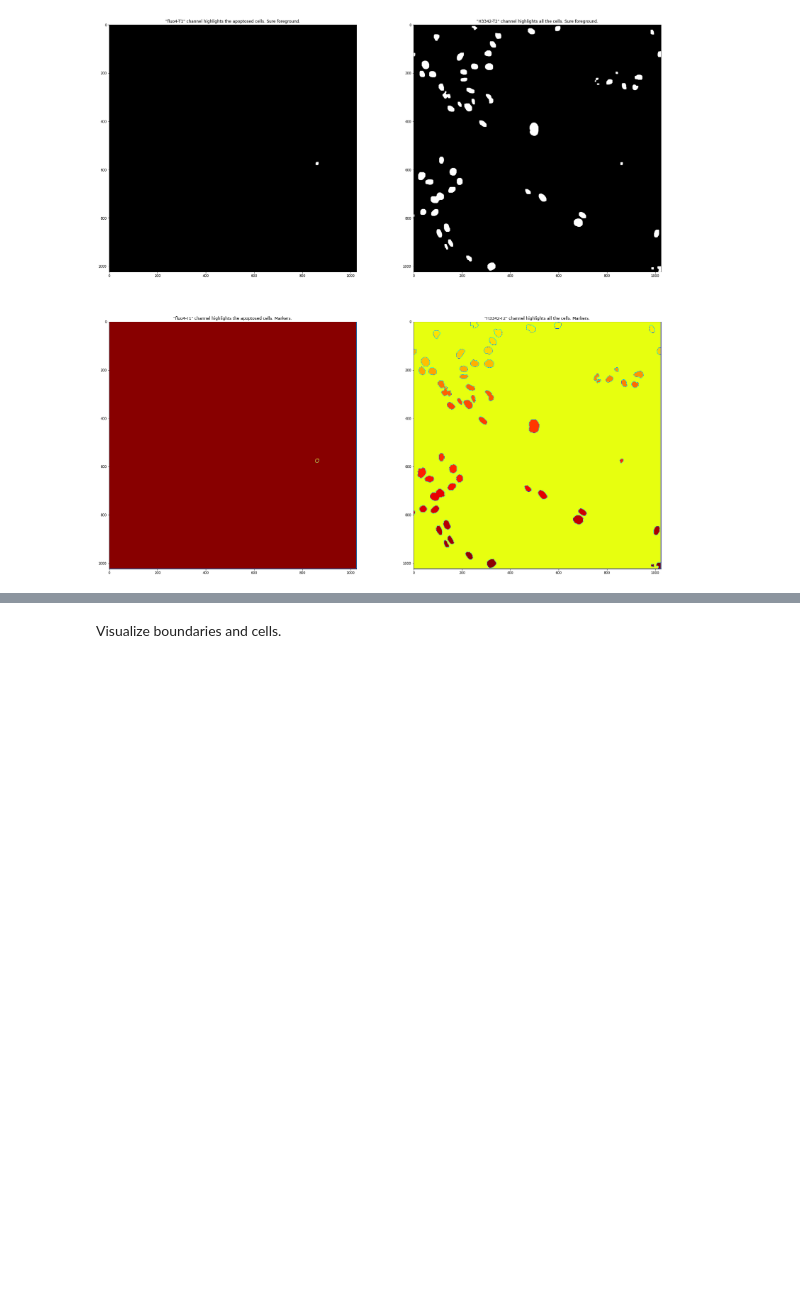
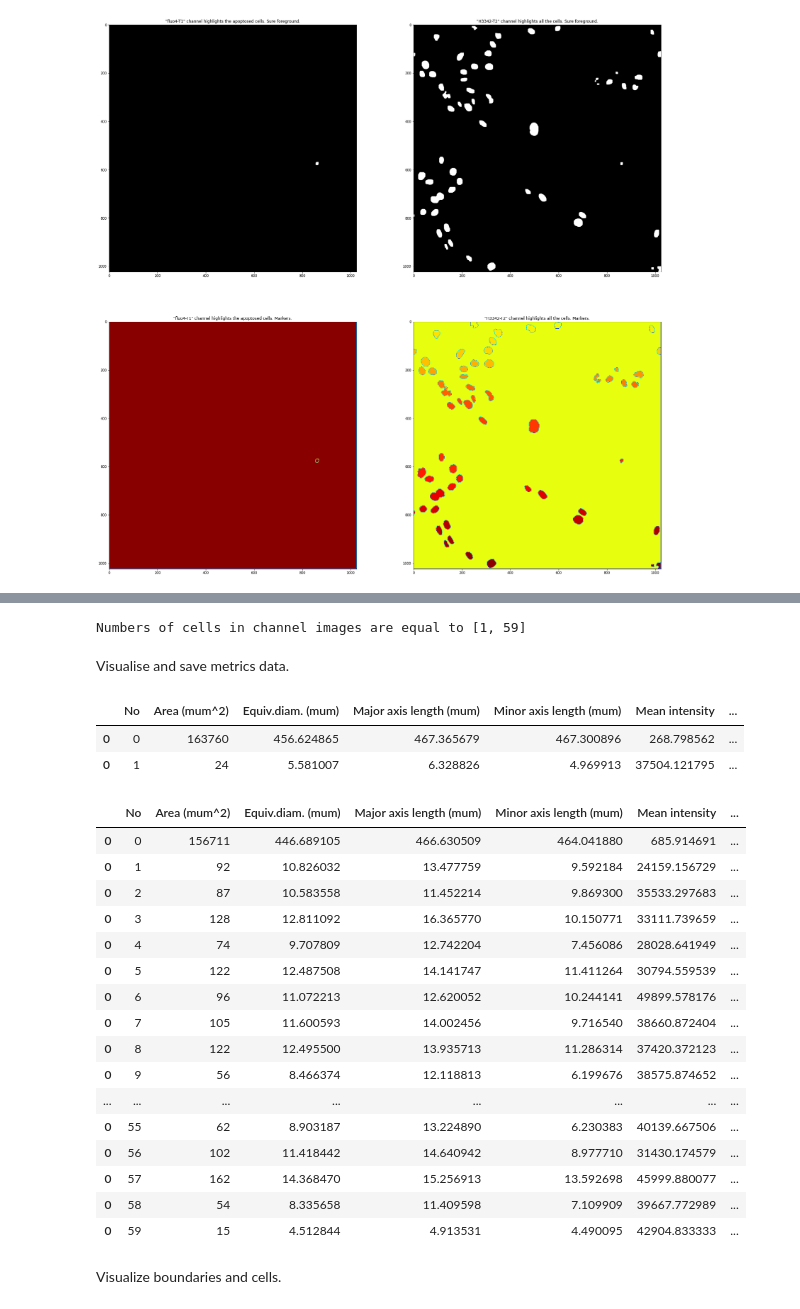
Before and after one commit to avkornaev/Python-for-image-processing-course, a Jupyter notebook: Cells_counter_v9.ipynb, the cells around one changed output, grey strips where cells are left out. Saved outputs shown, nothing was run; the diff lists cells and outputs as text; code cells hidden in the pictures; blank space fills up the shorter version.

```diff
--- a/Cells_counter_v9.ipynb
+++ b/Cells_counter_v9.ipynb
@@ -274,13 +238,0 @@ Numbers of cells in channel images are equal to [1, 59]
-# %%
-nn = len(regions[1])
-nr = [i for i in range(len(regions[1]))]
-
-d = pd.DataFrame()
-for j in nr:
-  #print(j)
-  df_temp = pd.DataFrame({'No':j,
-                          'Area':regions[1][j].area,
-                          'Bounding box':[regions[1][j].bbox]})
-  d = pd.concat([d,df_temp])
-
-print(d)
@@ -307,9 +238,0 @@ Create data frame.
-# %%
-nr = [i for i in range(len(regions[1]))] # auxiliary variable
-
-dfs = np.zeros([5,5])
-print(dfs)
-#nr = range(len(regions[0]))
-print(nr)
-#nr = [i for i in range(regions[0])] # auxiliary variable
-#print(nr)
@@ -334,3 +242,60 @@ KeyError: ignored
+# %%
+for i in n:
+  regions[i] = measure.regionprops(markers[i], intensity_image=channels[i])
+  numberOfCells[i] = len(regions[i])-1
+  #print(regions[i])
+print('Numbers of cells in channel images are equal to',numberOfCells)
+# %% [output]
+Numbers of cells in channel images are equal to [1, 59]
+# %% [markdown]
+Visualise and save metrics data.
+# %%
+d = [0]*nc
+df_temp = [0]*nc
+
+for i in n:
+  nr = [i for i in range(len(regions[i]))]
+  d[i] = pd.DataFrame()
+  for j in nr:
+    df_temp[i] = pd.DataFrame({'No':j,
+                          'Area (mum^2)':int(regions[i][j].area*(pixels2microns**2)),
+                          'Equiv.diam. (mum)': regions[i][j].equivalent_diameter*pixels2microns,
+                          'Major axis length (mum)':regions[i][j].major_axis_length*pixels2microns,
+                          'Minor axis length (mum)':regions[i][j].minor_axis_length*pixels2microns,
+                          'Mean intensity':regions[i][j].mean_intensity,
+                          'Euler number': regions[i][j].euler_number,
+                          'Centroid':[regions[i][j].centroid],
+                          'Bounding box':[regions[i][j].bbox]})
+    d[i] = pd.concat([d[i],df_temp[i]])
+    d[i].to_csv(img_path + img_title[0:-4] +'_channel_'+str(i) + '.csv')
+# %%
+#Channel 0 ("fluo4-T1").
+d[0]
+# %% [output]
+|  | No | Area (mum^2) | Equiv.diam. (mum) | Major axis length (mum) | Minor axis length (mum) | Mean intensity | ... |
+| 0 | 0 | 163760 | 456.624865 | 467.365679 | 467.300896 | 268.798562 | ... |
+| 0 | 1 | 24 | 5.581007 | 6.328826 | 4.969913 | 37504.121795 | ... |
+# %%
+#Channel 1 ("H3342-T2").
+d[1]
+# %% [output]
+|  | No | Area (mum^2) | Equiv.diam. (mum) | Major axis length (mum) | Minor axis length (mum) | Mean intensity | ... |
+| 0 | 0 | 156711 | 446.689105 | 466.630509 | 464.041880 | 685.914691 | ... |
+| 0 | 1 | 92 | 10.826032 | 13.477759 | 9.592184 | 24159.156729 | ... |
+| 0 | 2 | 87 | 10.583558 | 11.452214 | 9.869300 | 35533.297683 | ... |
+| 0 | 3 | 128 | 12.811092 | 16.365770 | 10.150771 | 33111.739659 | ... |
+| 0 | 4 | 74 | 9.707809 | 12.742204 | 7.456086 | 28028.641949 | ... |
+| 0 | 5 | 122 | 12.487508 | 14.141747 | 11.411264 | 30794.559539 | ... |
+| 0 | 6 | 96 | 11.072213 | 12.620052 | 10.244141 | 49899.578176 | ... |
+| 0 | 7 | 105 | 11.600593 | 14.002456 | 9.716540 | 38660.872404 | ... |
+| 0 | 8 | 122 | 12.495500 | 13.935713 | 11.286314 | 37420.372123 | ... |
+| 0 | 9 | 56 | 8.466374 | 12.118813 | 6.199676 | 38575.874652 | ... |
+| ... | ... | ... | ... | ... | ... | ... | ... |
+| 0 | 55 | 62 | 8.903187 | 13.224890 | 6.230383 | 40139.667506 | ... |
+| 0 | 56 | 102 | 11.418442 | 14.640942 | 8.977710 | 31430.174579 | ... |
+| 0 | 57 | 162 | 14.368470 | 15.256913 | 13.592698 | 45999.880077 | ... |
+| 0 | 58 | 54 | 8.335658 | 11.409598 | 7.109909 | 39667.772989 | ... |
+| 0 | 59 | 15 | 4.512844 | 4.913531 | 4.490095 | 42904.833333 | ... |
 # %% [markdown]
 Visualize boundaries and cells.
 # %%
```
Also changed, not shown: parts of 14 cells of this notebook.
